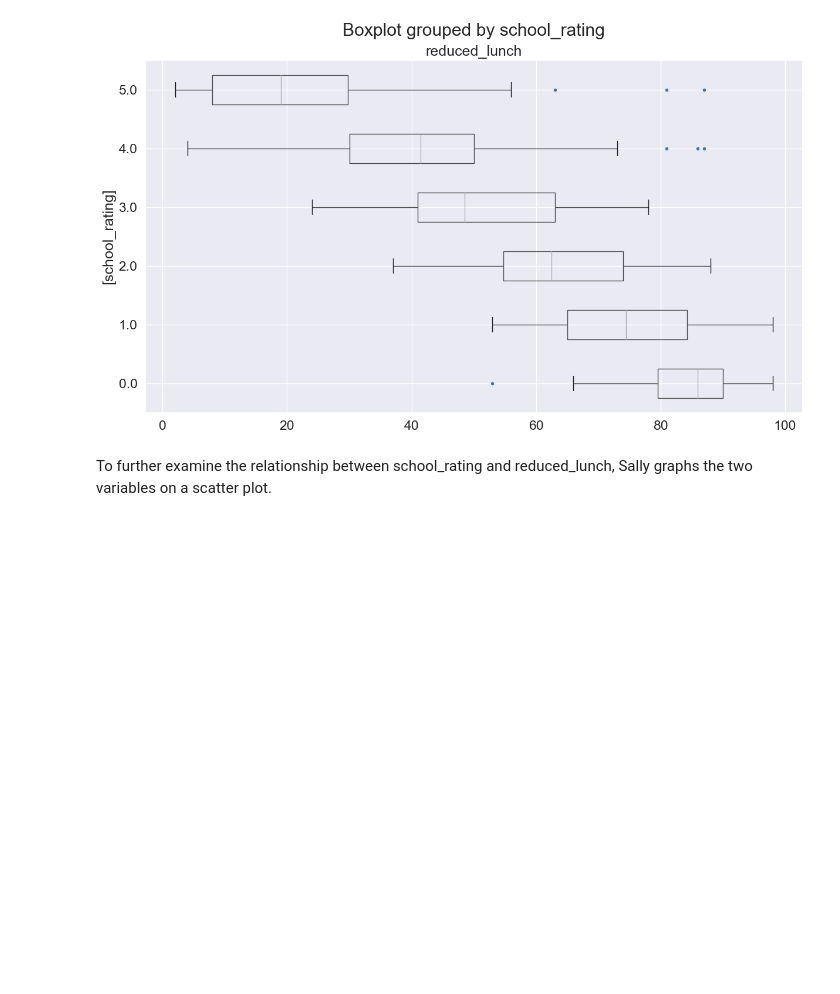
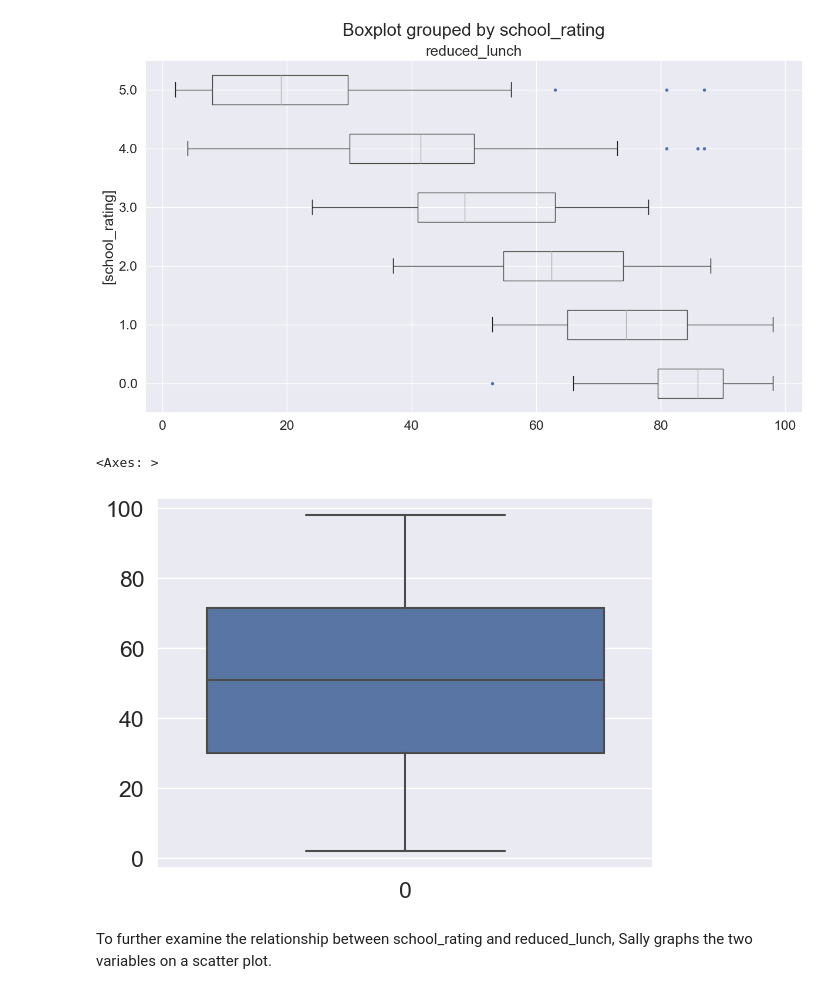
Before and after one commit to mtejasvi/IntroToStats, a Jupyter notebook: IntroToStats.ipynb, the cells around one changed output. Drawn from its saved outputs; the diff is of its cells as text; code cells hidden in the pictures; blank space fills up the shorter version.

```diff
--- a/IntroToStats.ipynb
+++ b/IntroToStats.ipynb
@@ -78,6 +94,11 @@ ax.set_ylabel('school_rating')
 _ = df[['reduced_lunch', 'school_rating']].boxplot(by='school_rating', figsize=(13,8), vert=False, sym='b.', ax=ax)
 # %% [output]
 [figure]
+# %%
+sns.boxplot(data=df['reduced_lunch'])
+# %% [output]
+<Axes: >
+[figure, added]
 # %% [markdown]
 To further examine the relationship between school_rating and reduced_lunch, Sally graphs the two variables on a scatter plot.
 # %%
```
Also changed, not shown: parts of 3 cells of this notebook.
